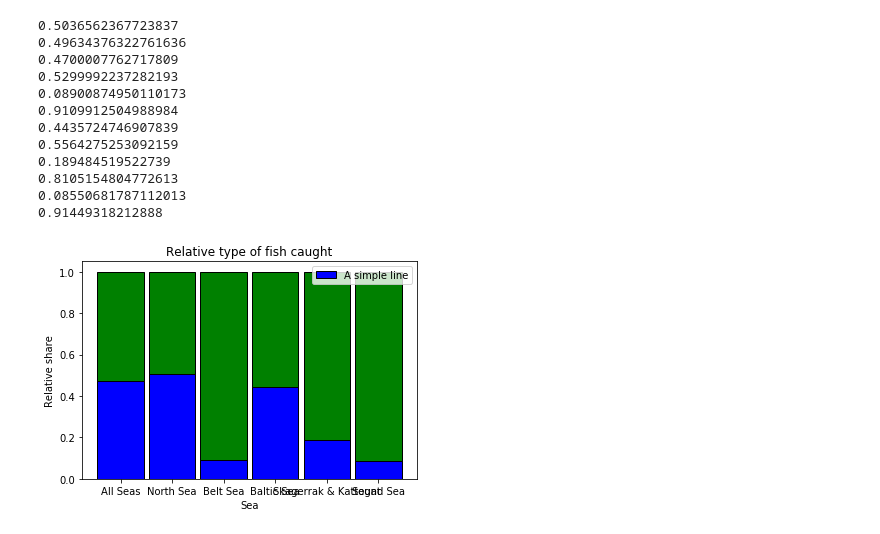
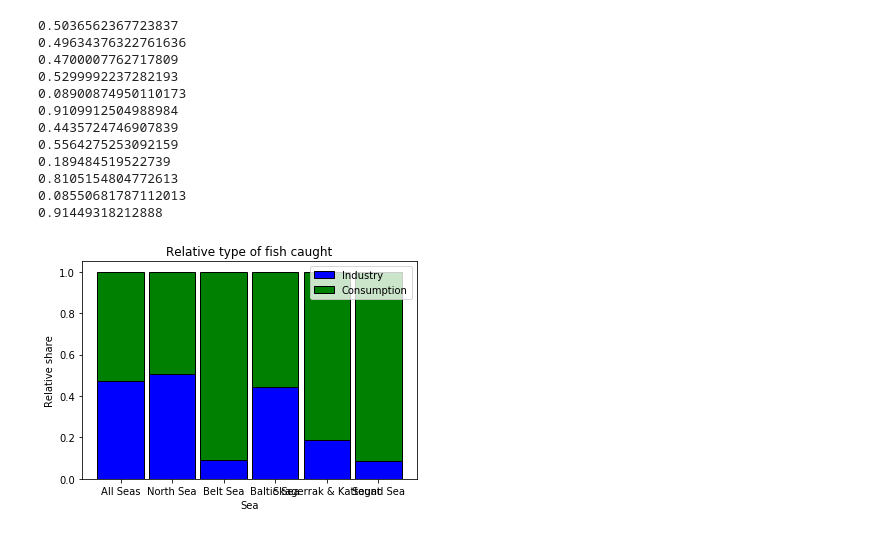
Before and after one commit to rtj164/projects-2019-teamlowenergy, a Jupyter notebook: dataproject/Johannes/Johannes WIP.ipynb, the cells around one changed output. Saved outputs shown, nothing was run; the diff lists cells and outputs as text; code cells hidden in the pictures.

Commit message:
Legend igen?

```diff
--- a/dataproject/Johannes/Johannes WIP.ipynb
+++ b/dataproject/Johannes/Johannes WIP.ipynb
@@ -361,24 +361,24 @@ print(Relative_C_Sound_Sea)
 # %%
 #Making dataplot of relative catches
 import numpy as np
 import matplotlib.pyplot as plt
 
 
 Industry_Seas=(Relative_I_All, Relative_I_North_Sea, Relative_I_Belt_Sea, Relative_I_Baltic_Sea, Relative_I_SandK_Sea, Relative_I_Sound_Sea)
 Consumption_Seas=(Relative_C_All, Relative_C_North_Sea, Relative_C_Belt_Sea, Relative_C_Baltic_Sea, Relative_C_SandK_Sea, Relative_C_Sound_Sea)
 
 N=6
 ind = np.arange(N)
 
 p1 = plt.bar(ind, Industry_Seas, width=0.9, color='blue',edgecolor='black')
 p2 = plt.bar(ind, Consumption_Seas, width=0.9, color='green',
              bottom=Industry_Seas, edgecolor='black')
 
 plt.ylabel('Relative share')
 plt.xlabel('Sea')
 plt.title('Relative type of fish caught')
 plt.xticks(ind,('All Seas','North Sea','Belt Sea','Baltic Sea','Skagerrak & Kattegat', 'Sound Sea'))
-plt.legend(['A simple line'])
+plt.legend(['Industry','Consumption'])
 plt.show(p1,p2)
 # %% [output]
-[figure, old version]
+[figure, new version]
```
Also changed, not shown: parts of 1 cell of this notebook.
